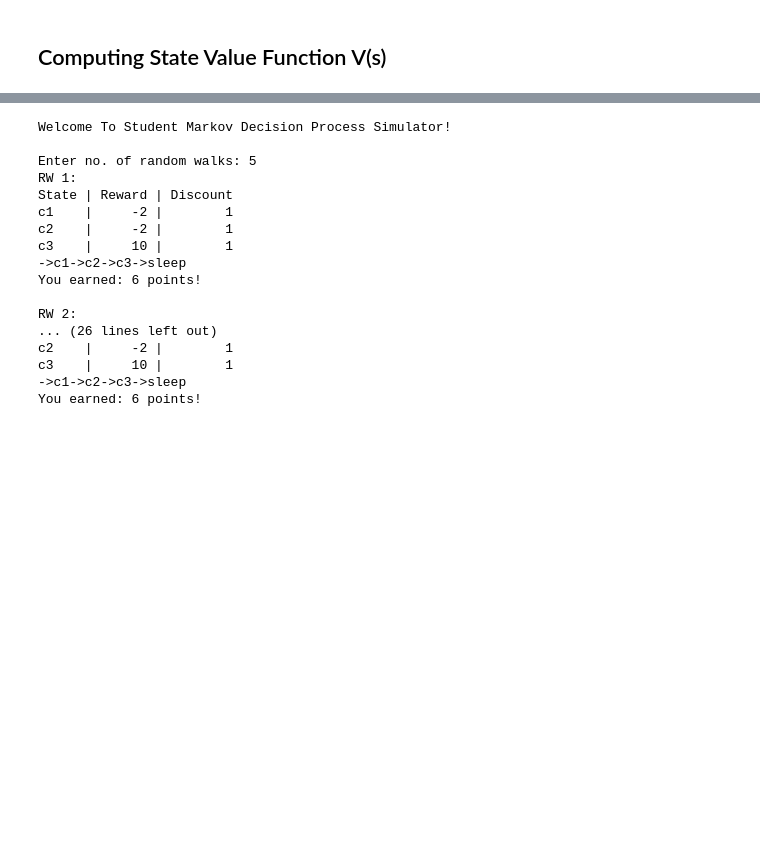
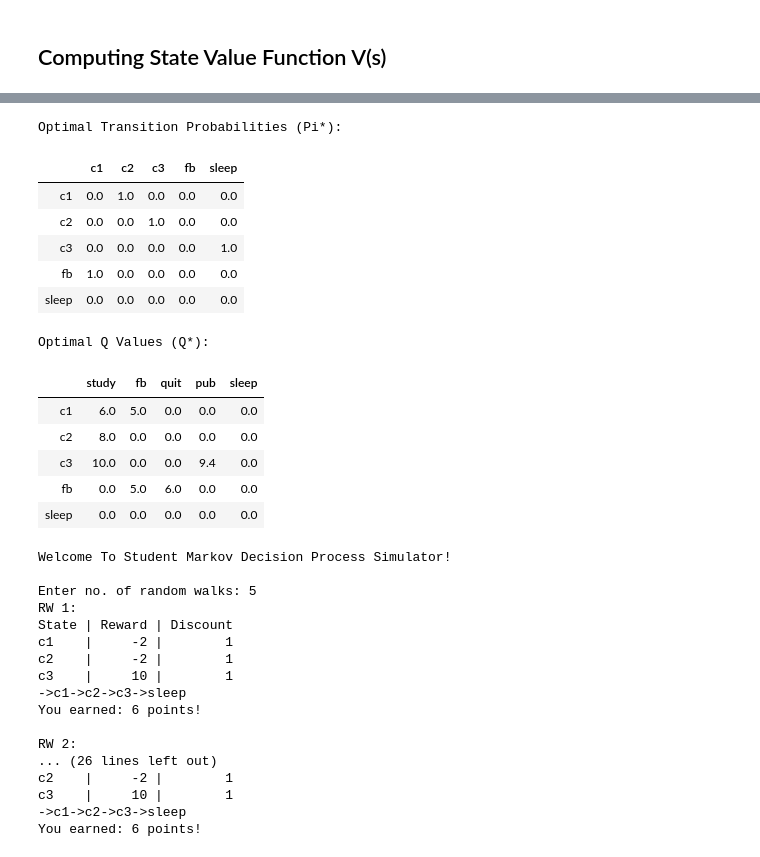
Before and after one commit to iam-sr13/IN-792-RL, a Jupyter notebook: Student MP.ipynb, the cells around one changed output, grey strips where cells are left out. Drawn from its saved outputs; the diff is of its cells as text; code cells hidden in the pictures; blank space fills up the shorter version.

Commit message:
Added Optimal Policy and V* computation

```diff
--- a/Student MP.ipynb
+++ b/Student MP.ipynb
@@ -153,6 +223,6 @@ for i in range(len(studmrp.V)):
 # %%
 gamma=1
-studmrp = MRP(gamma)
+studmrp = MRP(states, start, terminal, TPM, RF, gamma)
 studmrp.calc_state_value(inv=True)
 print("State | Value | Gamma = {}".format(gamma))
 print("-------------")
@@ -161,6 +233,6 @@ for i in range(len(studmrp.V)):
 # %%
 gamma=1
-studmrp = MRP(gamma)
+studmrp = MRP(states, start, terminal, TPM, RF, gamma)
 studmrp.calc_state_value(itr=100)
 print("State | Value | Gamma = {}".format(gamma))
 print("-------------")
@@ -169,6 +251,6 @@ for i in range(len(studmrp.V)):
 # %%
 gamma=0.3
-studmrp = MRP(gamma)
+studmrp = MRP(states, start, terminal, TPM, RF, gamma)
 studmrp.calc_state_value(itr=100)
 print("State | Value | Gamma = {}".format(gamma))
 print("-------------")
@@ -323,3 +451,0 @@ class MDP:
-# %%
-gamma=1
-studmdp = MDP(gamma)
@@ -440,3 +544,23 @@ studmdp.P
+# %%
+print("Optimal Transition Probabilities (Pi*):")
+display(studmdp.P)
+print("Optimal Q Values (Q*):")
+display(studmdp.Q)
+# %% [output]
+Optimal Transition Probabilities (Pi*):
+|  | c1 | c2 | c3 | fb | sleep |
+| c1 | 0.0 | 1.0 | 0.0 | 0.0 | 0.0 |
+| c2 | 0.0 | 0.0 | 1.0 | 0.0 | 0.0 |
+| c3 | 0.0 | 0.0 | 0.0 | 0.0 | 1.0 |
+| fb | 1.0 | 0.0 | 0.0 | 0.0 | 0.0 |
+| sleep | 0.0 | 0.0 | 0.0 | 0.0 | 0.0 |
+Optimal Q Values (Q*):
+|  | study | fb | quit | pub | sleep |
+| c1 | 6.0 | 5.0 | 0.0 | 0.0 | 0.0 |
+| c2 | 8.0 | 0.0 | 0.0 | 0.0 | 0.0 |
+| c3 | 10.0 | 0.0 | 0.0 | 9.4 | 0.0 |
+| fb | 0.0 | 5.0 | 6.0 | 0.0 | 0.0 |
+| sleep | 0.0 | 0.0 | 0.0 | 0.0 | 0.0 |
 # %%
 print("Welcome To Student Markov Decision Process Simulator!")
 print()
```
Also changed, not shown: parts of 26 cells of this notebook.
